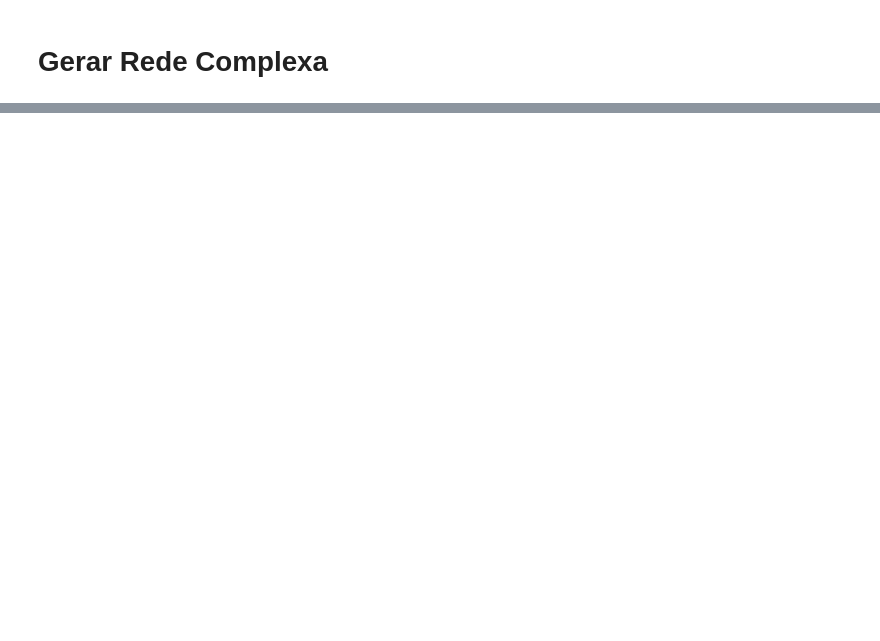
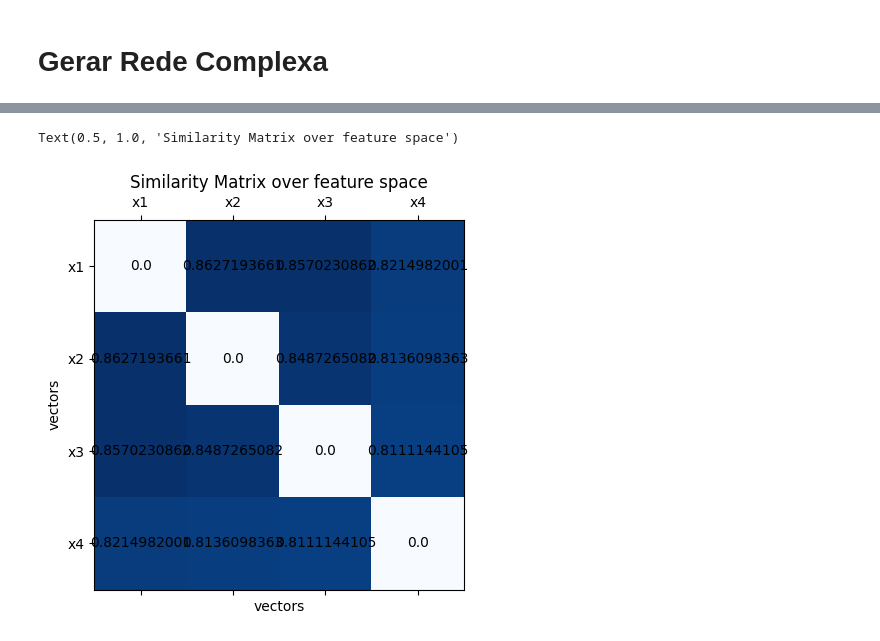
Before and after one commit to ryukinix/egsis, a Jupyter notebook: notebooks/label_component_unfolding.ipynb, the cells around one changed output, grey strips where cells are left out. Saved outputs shown, nothing was run; the diff lists cells and outputs as text; code cells hidden in the pictures; blank space fills up the shorter version.

```diff
--- a/notebooks/label_component_unfolding.ipynb
+++ b/notebooks/label_component_unfolding.ipynb
@@ -91,0 +145,21 @@ print(features.euclidian_distance(x1, x2))
+# %%
+import numpy as np
+import matplotlib.pyplot as plt
+
+fig, ax = plt.subplots()
+
+ax.matshow(similarity_matrix, cmap=plt.cm.Blues)
+
+for i in range(n_vectors):
+    for j in range(n_vectors):
+        c = similarity_matrix[i, j]
+        ax.text(i, j, str(c), va='center', ha='center')
+
+plt.xticks(range(4), ["x1", "x2", "x3", "x4"])
+plt.yticks(range(4), ["x1", "x2", "x3", "x4"])
+plt.xlabel("vectors")
+plt.ylabel("vectors")
+plt.title("Similarity Matrix over feature space")
+# %% [output]
+Text(0.5, 1.0, 'Similarity Matrix over feature space')
+[figure, added]
```
Also changed, not shown: parts of 14 cells of this notebook, 1 other file.
